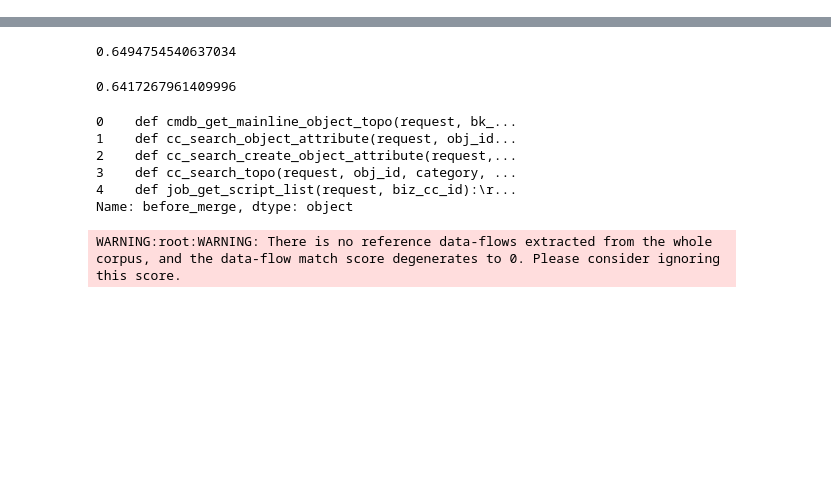
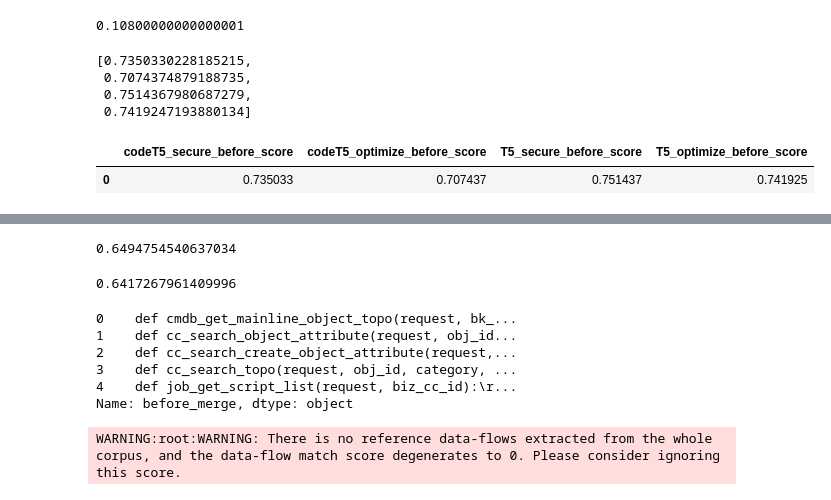
Before and after one commit to SaachiKaup/FYP_Results, a Jupyter notebook: Evaluating/evaluate_scores.ipynb, the cells around one changed output, grey strips where cells are left out. Cells and saved outputs as stored; diff of their text form; code cells hidden in the pictures; blank space fills up the shorter version.

```diff
--- a/Evaluating/evaluate_scores.ipynb
+++ b/Evaluating/evaluate_scores.ipynb
@@ -13,0 +69,7 @@ scores_df.head()
+# %%
+0.46 * 0.1
+0.47 * 0.1
+0.82 * 0.4
+0.27 * 0.4
+# %% [output]
+0.10800000000000001
@@ -14,3 +88,20 @@ scores_df.head()
 # %%
 def scores_mean(dataframe, column):
     return dataframe[column].mean()
+# %%
+mean_scores_for_before_merge = apply_function_on_columns("scores_mean", scores_df)
+mean_scores_for_before_merge
+# %% [output]
+[0.7350330228185215,
+ 0.7074374879188735,
+ 0.7514367980687279,
+ 0.7419247193880134]
+# %%
+def map_data_with_columns(data, column_headers):
+    return {col: value for value, col in zip(data, column_headers)}
+# %%
+def single_row(mapped_data):
+    return pd.DataFrame(mapped_data, index = ["0"])
+# %%
+def single_row_df(data, column_headers = COLUMN_HEADERS):
+    return single_row(map_data_with_columns(data, column_headers))
@@ -16,0 +111,6 @@ def scores_mean(dataframe, column):
+# %%
+single_row_mean_scores_df = single_row_df(mean_scores_for_before_merge)
+single_row_mean_scores_df
+# %% [output]
+|  | codeT5_secure_before_score | codeT5_optimize_before_score | T5_secure_before_score | T5_optimize_before_score |
+| 0 | 0.735033 | 0.707437 | 0.751437 | 0.741925 |
```
Also changed, not shown: parts of 21 cells of this notebook.
